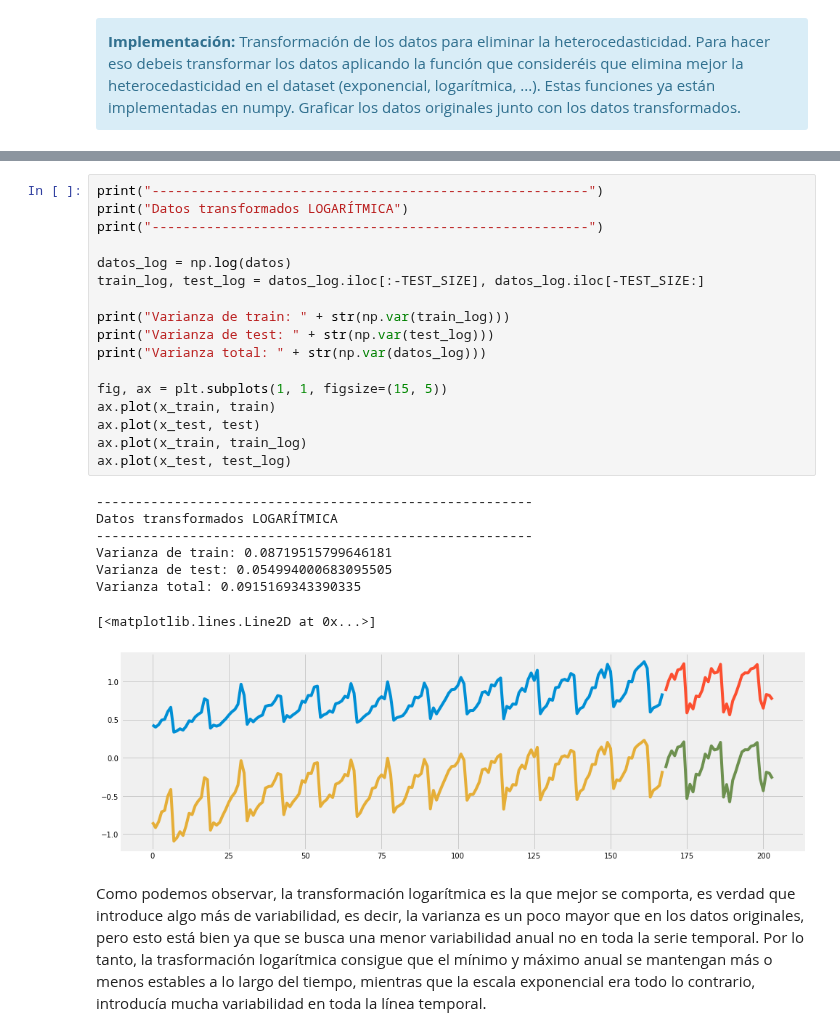
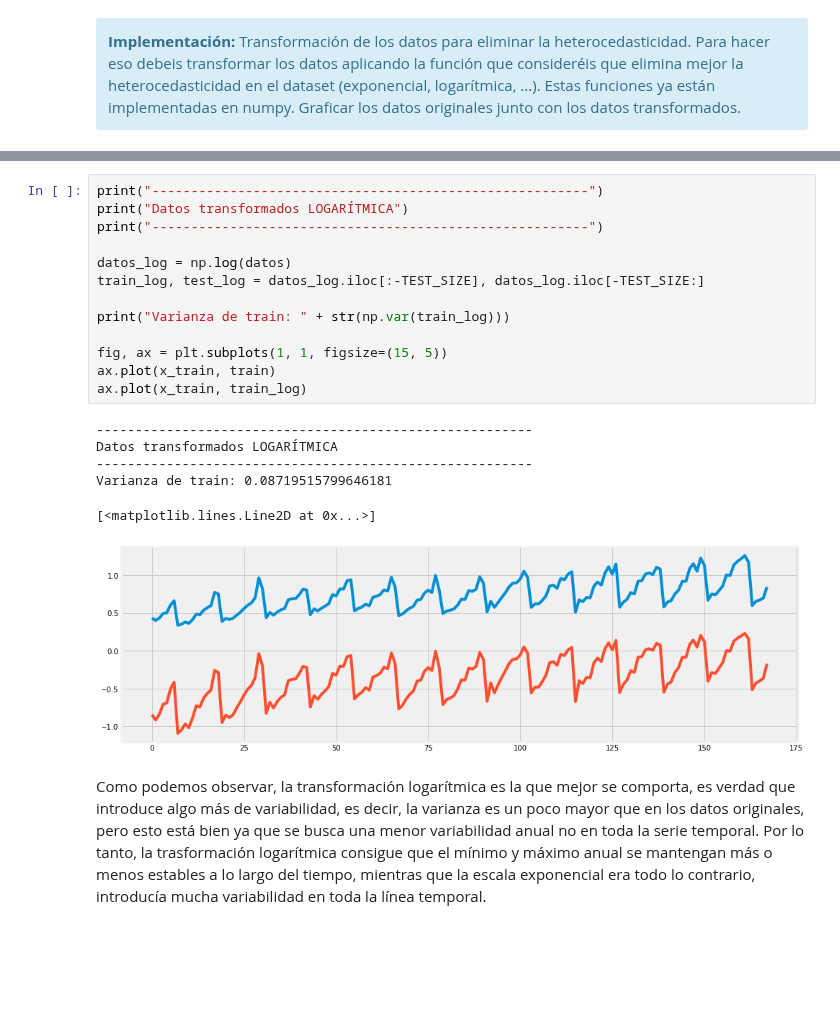
Before and after one commit to mariousm/Data-Science-Master, a Jupyter notebook: 2021-22/PrimerSemestre/Mineria/PEC4/UbiernaSanMamesMario_PEC4.ipynb, the cells around one changed output, grey strips where cells are left out. Cells and saved outputs as stored; diff of their text form; blank space fills up the shorter version.

```diff
--- a/2021-22/PrimerSemestre/Mineria/PEC4/UbiernaSanMamesMario_PEC4.ipynb
+++ b/2021-22/PrimerSemestre/Mineria/PEC4/UbiernaSanMamesMario_PEC4.ipynb
@@ -228,29 +217,23 @@ Varianza total: 0.2626520022472048
 # %%
 print("--------------------------------------------------------")
 print("Datos transformados LOGARÍTMICA")
 print("--------------------------------------------------------")
 
 datos_log = np.log(datos)
 train_log, test_log = datos_log.iloc[:-TEST_SIZE], datos_log.iloc[-TEST_SIZE:]
 
 print("Varianza de train: " + str(np.var(train_log)))
-print("Varianza de test: " + str(np.var(test_log)))
-print("Varianza total: " + str(np.var(datos_log)))
 
 fig, ax = plt.subplots(1, 1, figsize=(15, 5))
 ax.plot(x_train, train)
-ax.plot(x_test, test)
 ax.plot(x_train, train_log)
-ax.plot(x_test, test_log)
 # %% [output]
 --------------------------------------------------------
 Datos transformados LOGARÍTMICA
 --------------------------------------------------------
 Varianza de train: 0.08719515799646181
-Varianza de test: 0.054994000683095505
-Varianza total: 0.0915169343390335
 [<matplotlib.lines.Line2D at 0x...>]
-[figure, old version]
+[figure, new version]
 # %% [markdown]
 Como podemos observar, la transformación logarítmica es la que mejor se comporta, es verdad que introduce algo más de variabilidad, es decir, la varianza es un poco mayor que en los datos originales, pero esto está bien ya que se busca una menor variabilidad anual no en toda la serie temporal. Por lo tanto, la trasformación logarítmica consigue que el mínimo y máximo anual se mantengan más o menos estables a lo largo del tiempo, mientras que la escala exponencial era todo lo contrario, introducía mucha variabilidad en toda la línea temporal.
 # %% [markdown]
```
Also changed, not shown: parts of 6 cells of this notebook.
